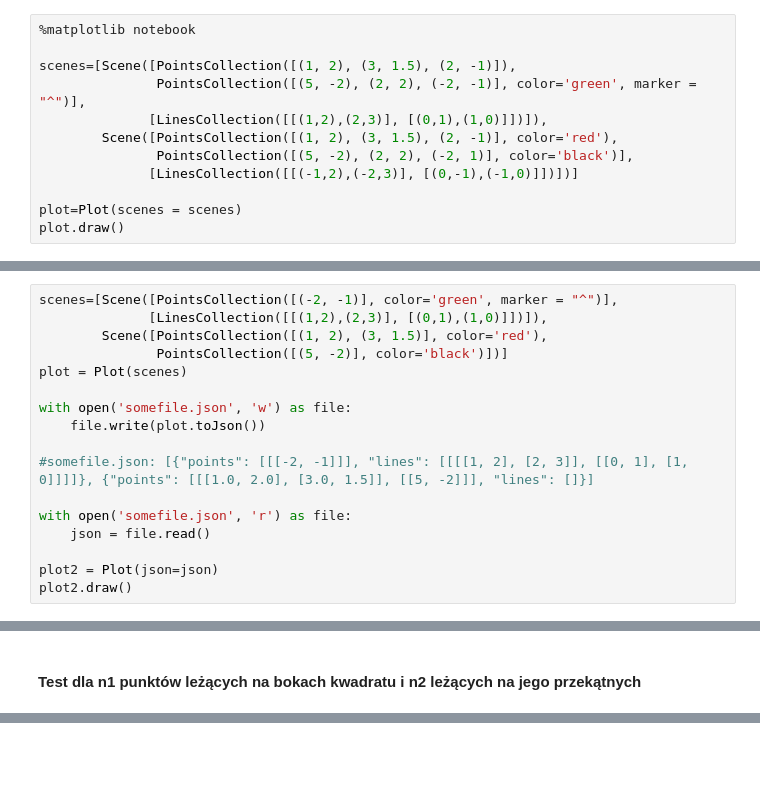
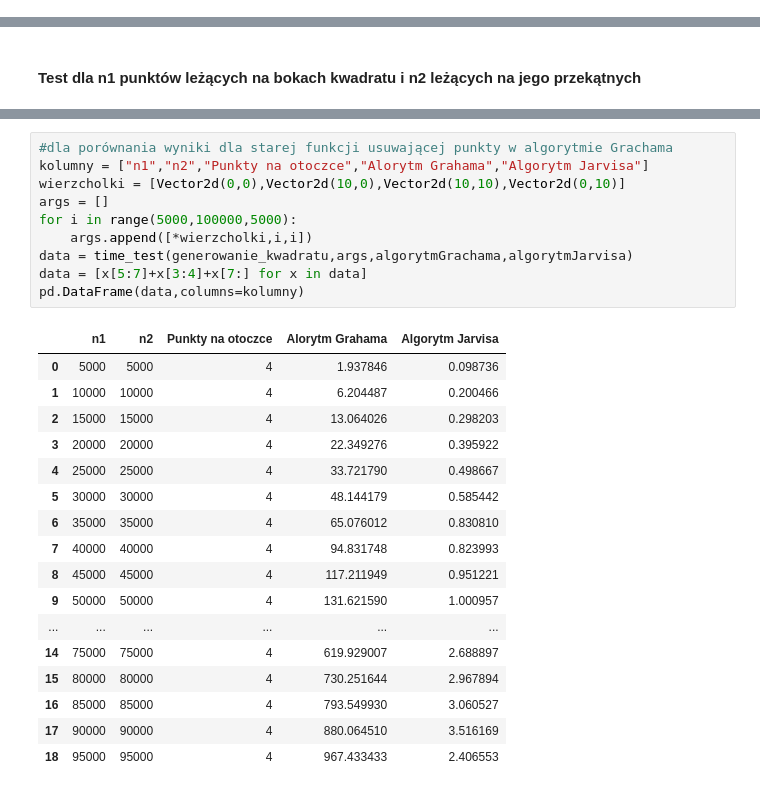
Before and after one commit to sumo-slonik/Algorytmy_geometryczne, a Jupyter notebook: Lab 2/Nowakowski_kod_2 (2).ipynb, the cells around one changed output, grey strips where cells are left out. Saved outputs shown, nothing was run; the diff lists cells and outputs as text; blank space fills up the shorter version.

```diff
--- a/Lab 2/Nowakowski_kod_2 (2).ipynb
+++ b/Lab 2/Nowakowski_kod_2 (2).ipynb
@@ -298,12 +275,0 @@ Na rysunku przyciski `Następny` i `Poprzedni` służą do nawigacji pomiędzy n
-# %%
-%matplotlib notebook
-
-scenes=[Scene([PointsCollection([(1, 2), (3, 1.5), (2, -1)]),
-               PointsCollection([(5, -2), (2, 2), (-2, -1)], color='green', marker = "^")],
-              [LinesCollection([[(1,2),(2,3)], [(0,1),(1,0)]])]),
-        Scene([PointsCollection([(1, 2), (3, 1.5), (2, -1)], color='red'),
-               PointsCollection([(5, -2), (2, 2), (-2, 1)], color='black')],
-              [LinesCollection([[(-1,2),(-2,3)], [(0,-1),(-1,0)]])])]
-
-plot=Plot(scenes = scenes)
-plot.draw()
@@ -317,17 +275,0 @@ Klasa Plot posiada metodę `toJson()`, która zwraca string zawierający listę
-# %%
-scenes=[Scene([PointsCollection([(-2, -1)], color='green', marker = "^")],
-              [LinesCollection([[(1,2),(2,3)], [(0,1),(1,0)]])]),
-        Scene([PointsCollection([(1, 2), (3, 1.5)], color='red'),
-               PointsCollection([(5, -2)], color='black')])]
-plot = Plot(scenes)
-
-with open('somefile.json', 'w') as file:
-    file.write(plot.toJson())
-
-#somefile.json: [{"points": [[[-2, -1]]], "lines": [[[[1, 2], [2, 3]], [[0, 1], [1, 0]]]]}, {"points": [[[1.0, 2.0], [3.0, 1.5]], [[5, -2]]], "lines": []}]
-
-with open('somefile.json', 'r') as file:
-    json = file.read()
-
-plot2 = Plot(json=json)
-plot2.draw()
@@ -943,0 +897,28 @@ pd.DataFrame(data,columns=kolumny)
+# %%
+#dla porównania wyniki dla starej funkcji usuwającej punkty w algorytmie Grachama
+kolumny = ["n1","n2","Punkty na otoczce","Alorytm Grahama","Algorytm Jarvisa"]
+wierzcholki = [Vector2d(0,0),Vector2d(10,0),Vector2d(10,10),Vector2d(0,10)]
+args = []
+for i in range(5000,100000,5000):
+    args.append([*wierzcholki,i,i])
+data = time_test(generowanie_kwadratu,args,algorytmGrachama,algorytmJarvisa)
+data = [x[5:7]+x[3:4]+x[7:] for x in data]
+pd.DataFrame(data,columns=kolumny)
+# %% [output]
+|  | n1 | n2 | Punkty na otoczce | Alorytm Grahama | Algorytm Jarvisa |
+| 0 | 5000 | 5000 | 4 | 1.937846 | 0.098736 |
+| 1 | 10000 | 10000 | 4 | 6.204487 | 0.200466 |
+| 2 | 15000 | 15000 | 4 | 13.064026 | 0.298203 |
+| 3 | 20000 | 20000 | 4 | 22.349276 | 0.395922 |
+| 4 | 25000 | 25000 | 4 | 33.721790 | 0.498667 |
+| 5 | 30000 | 30000 | 4 | 48.144179 | 0.585442 |
+| 6 | 35000 | 35000 | 4 | 65.076012 | 0.830810 |
+| 7 | 40000 | 40000 | 4 | 94.831748 | 0.823993 |
+| 8 | 45000 | 45000 | 4 | 117.211949 | 0.951221 |
+| 9 | 50000 | 50000 | 4 | 131.621590 | 1.000957 |
+| ... | ... | ... | ... | ... | ... |
+| 14 | 75000 | 75000 | 4 | 619.929007 | 2.688897 |
+| 15 | 80000 | 80000 | 4 | 730.251644 | 2.967894 |
+| 16 | 85000 | 85000 | 4 | 793.549930 | 3.060527 |
+| 17 | 90000 | 90000 | 4 | 880.064510 | 3.516169 |
+| 18 | 95000 | 95000 | 4 | 967.433433 | 2.406553 |
```
Also changed, not shown: parts of 27 cells of this notebook, 1 other file.
